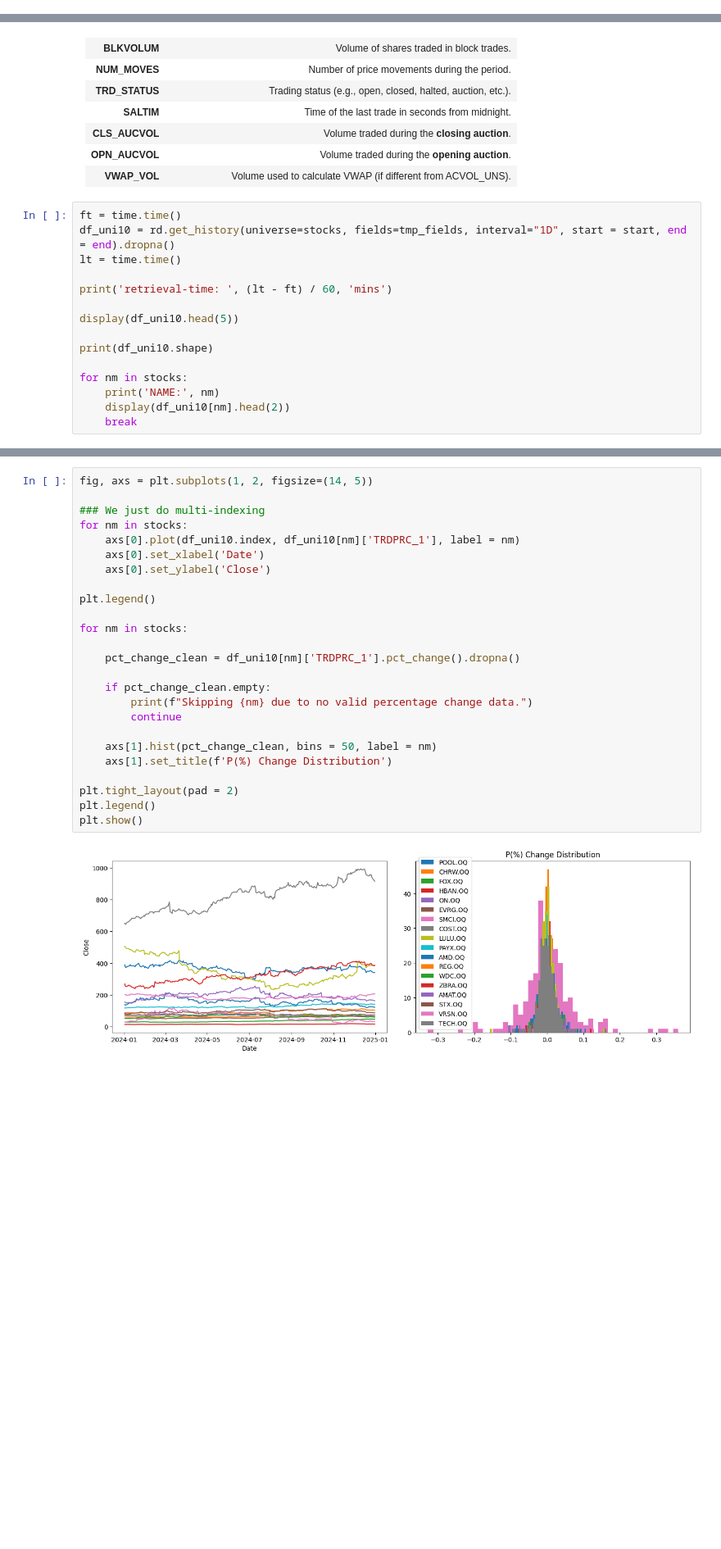
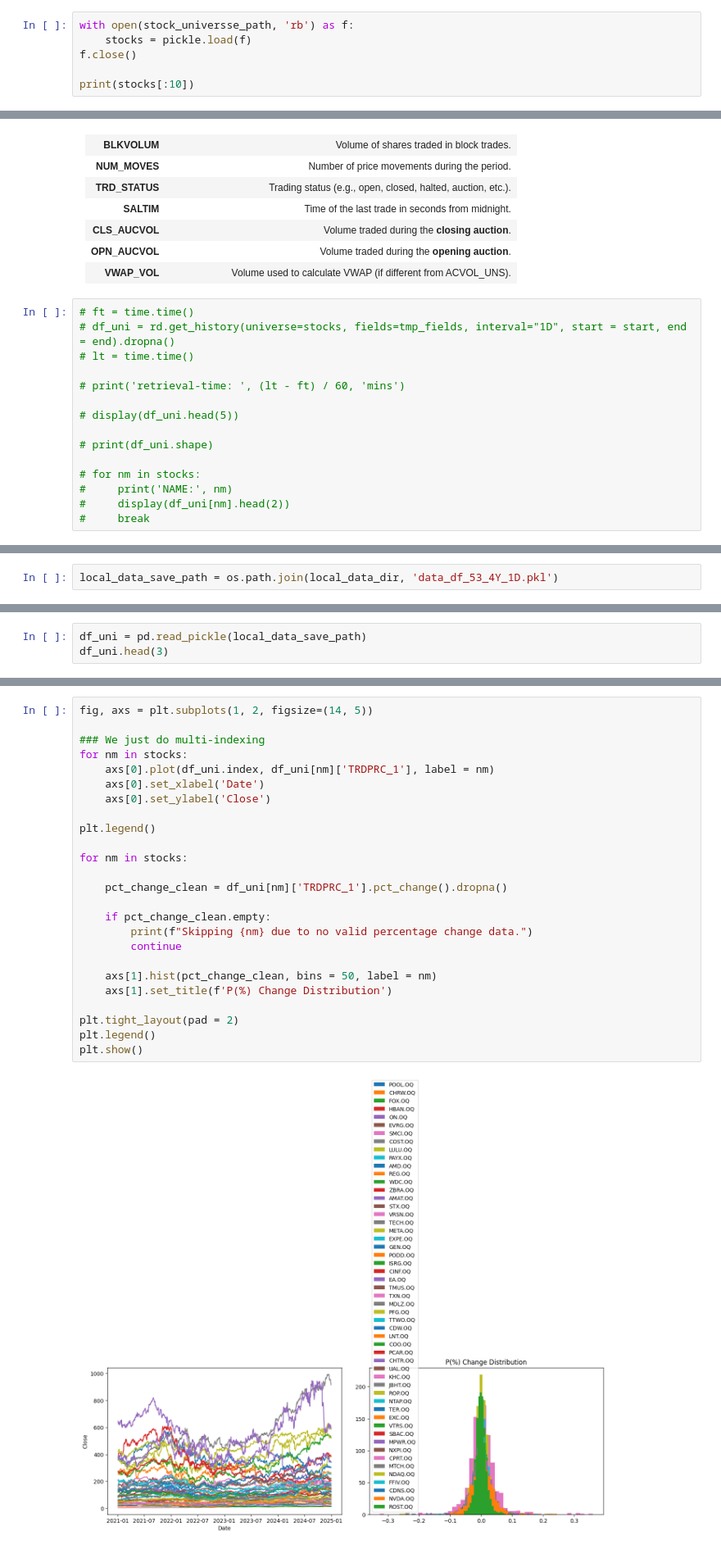
Before and after one commit to AlikMon88/ML-Pairs-Open, a Jupyter notebook: Research/research.ipynb, the cells around one changed output, grey strips where cells are left out. Shown at 82% size. Drawn from its saved outputs; the diff is of its cells as text; blank space fills up the shorter version.

```diff
--- a/Research/research.ipynb
+++ b/Research/research.ipynb
@@ -86,0 +80,6 @@ print()
+# %%
+with open(stock_universse_path, 'rb') as f:
+    stocks = pickle.load(f)
+f.close()
+
+print(stocks[:10])
@@ -108,18 +111,18 @@ print()
 | **OPN_AUCVOL** | Volume traded during the **opening auction**. |
 | **VWAP_VOL** | Volume used to calculate VWAP (if different from ACVOL_UNS). |
 # %%
-ft = time.time()
-df_uni10 = rd.get_history(universe=stocks, fields=tmp_fields, interval="1D", start = start, end = end).dropna()
-lt = time.time()
+# ft = time.time()
+# df_uni = rd.get_history(universe=stocks, fields=tmp_fields, interval="1D", start = start, end = end).dropna()
+# lt = time.time()
 
-print('retrieval-time: ', (lt - ft) / 60, 'mins')
+# print('retrieval-time: ', (lt - ft) / 60, 'mins')
 
-display(df_uni10.head(5))
+# display(df_uni.head(5))
 
-print(df_uni10.shape)
+# print(df_uni.shape)
 
-for nm in stocks:
-    print('NAME:', nm)
-    display(df_uni10[nm].head(2))
-    break
+# for nm in stocks:
+#     print('NAME:', nm)
+#     display(df_uni[nm].head(2))
+#     break
 # %% [output]
@@ -141,0 +147,2 @@ NAME: POOL.OQ
+# %%
+local_data_save_path = os.path.join(local_data_dir, 'data_df_53_4Y_1D.pkl')
@@ -141,0 +153,3 @@ NAME: POOL.OQ
+# %%
+df_uni = pd.read_pickle(local_data_save_path)
+df_uni.head(3)
@@ -169,28 +191,28 @@ LEN:  18
 # %%
 fig, axs = plt.subplots(1, 2, figsize=(14, 5))
 
 ### We just do multi-indexing
 for nm in stocks:
-    axs[0].plot(df_uni10.index, df_uni10[nm]['TRDPRC_1'], label = nm)
+    axs[0].plot(df_uni.index, df_uni[nm]['TRDPRC_1'], label = nm)
     axs[0].set_xlabel('Date')
     axs[0].set_ylabel('Close')
 
 plt.legend()
 
 for nm in stocks:
 
-    pct_change_clean = df_uni10[nm]['TRDPRC_1'].pct_change().dropna()
+    pct_change_clean = df_uni[nm]['TRDPRC_1'].pct_change().dropna()
 
     if pct_change_clean.empty:
         print(f"Skipping {nm} due to no valid percentage change data.")
         continue
 
     axs[1].hist(pct_change_clean, bins = 50, label = nm)
     axs[1].set_title(f'P(%) Change Distribution')
 
 plt.tight_layout(pad = 2)
 plt.legend()
 plt.show()
 # %% [output]
-[figure, old version]
+[figure, new version]
 # %%
```
Also changed, not shown: parts of 25 cells of this notebook, 10 other files.
